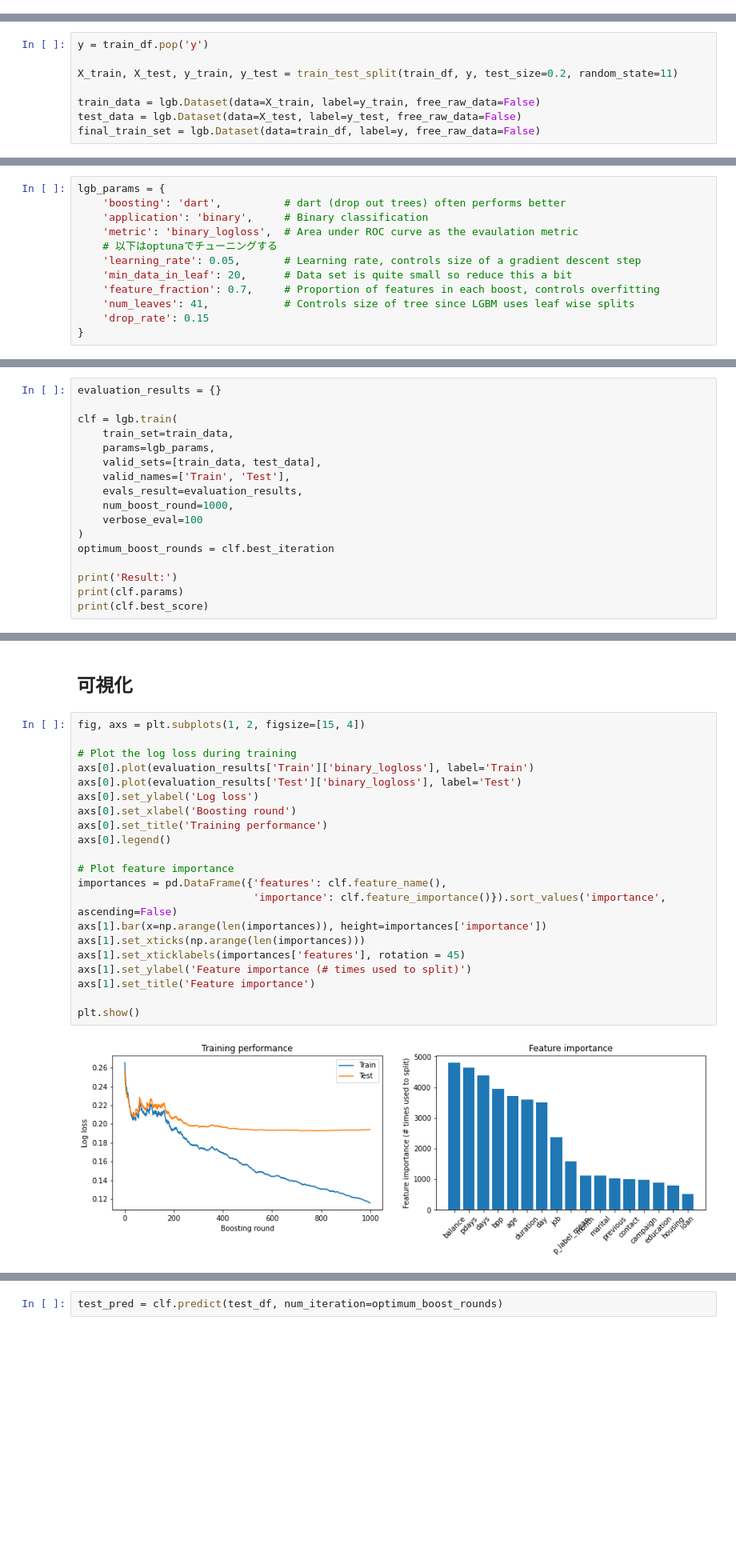
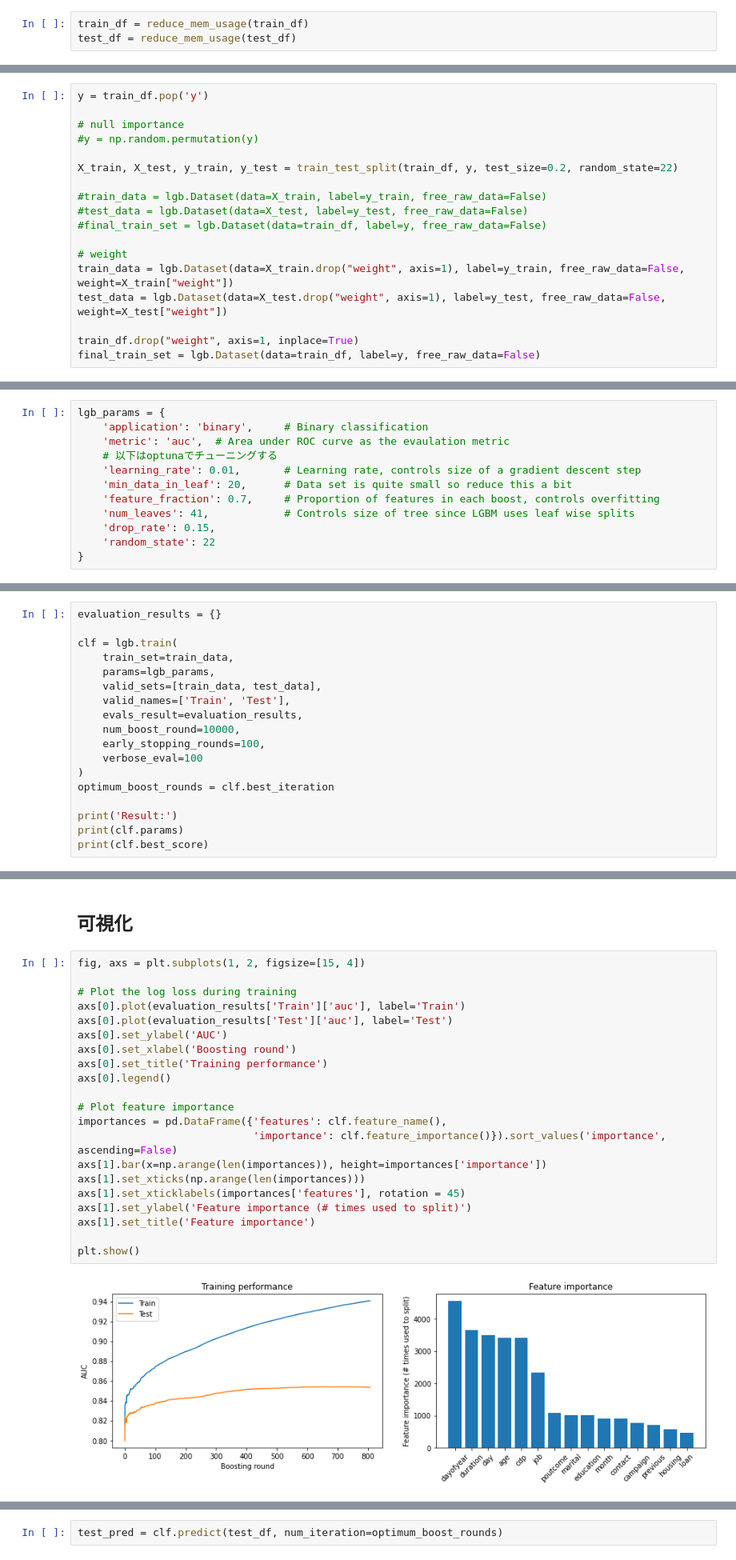
Before and after one commit to IMOKURI/signate-292, a Jupyter notebook: LightGBM-simple.ipynb, the cells around one changed output, grey strips where cells are left out. Shown at 80% size. Saved outputs shown, nothing was run; the diff lists cells and outputs as text; blank space fills up the shorter version.

```diff
--- a/LightGBM-simple.ipynb
+++ b/LightGBM-simple.ipynb
@@ -385,0 +475,3 @@ array([[<AxesSubplot:title={'center':'age'}>,
+# %%
+train_df = reduce_mem_usage(train_df)
+test_df = reduce_mem_usage(test_df)
@@ -388,24 +507,34 @@ array([[<AxesSubplot:title={'center':'age'}>,
 # %%
 y = train_df.pop('y')
 
-X_train, X_test, y_train, y_test = train_test_split(train_df, y, test_size=0.2, random_state=11)
+# null importance
+#y = np.random.permutation(y)
 
-train_data = lgb.Dataset(data=X_train, label=y_train, free_raw_data=False)
-test_data = lgb.Dataset(data=X_test, label=y_test, free_raw_data=False)
+X_train, X_test, y_train, y_test = train_test_split(train_df, y, test_size=0.2, random_state=22)
+
+#train_data = lgb.Dataset(data=X_train, label=y_train, free_raw_data=False)
+#test_data = lgb.Dataset(data=X_test, label=y_test, free_raw_data=False)
+#final_train_set = lgb.Dataset(data=train_df, label=y, free_raw_data=False)
+
+# weight
+train_data = lgb.Dataset(data=X_train.drop("weight", axis=1), label=y_train, free_raw_data=False, weight=X_train["weight"])
+test_data = lgb.Dataset(data=X_test.drop("weight", axis=1), label=y_test, free_raw_data=False, weight=X_test["weight"])
+
+train_df.drop("weight", axis=1, inplace=True)
 final_train_set = lgb.Dataset(data=train_df, label=y, free_raw_data=False)
 # %% [markdown]
 ## ハイパーパラメータ
 # %%
 lgb_params = {
-    'boosting': 'dart',          # dart (drop out trees) often performs better
     'application': 'binary',     # Binary classification
-    'metric': 'binary_logloss',  # Area under ROC curve as the evaulation metric
+    'metric': 'auc',  # Area under ROC curve as the evaulation metric
     # 以下はoptunaでチューニングする
-    'learning_rate': 0.05,       # Learning rate, controls size of a gradient descent step
+    'learning_rate': 0.01,       # Learning rate, controls size of a gradient descent step
     'min_data_in_leaf': 20,      # Data set is quite small so reduce this a bit
     'feature_fraction': 0.7,     # Proportion of features in each boost, controls overfitting
     'num_leaves': 41,            # Controls size of tree since LGBM uses leaf wise splits
-    'drop_rate': 0.15
+    'drop_rate': 0.15,
+    'random_state': 22
 }
 # %% [markdown]
 ## 学習
@@ -418,7 +547,8 @@ clf = lgb.train(
     valid_sets=[train_data, test_data],
     valid_names=['Train', 'Test'],
     evals_result=evaluation_results,
-    num_boost_round=1000,
+    num_boost_round=10000,
+    early_stopping_rounds=100,
     verbose_eval=100
 )
 optimum_boost_rounds = clf.best_iteration
@@ -445,26 +576,26 @@ defaultdict(<class 'collections.OrderedDict'>, {'Train': OrderedDict([('binary_l
 # %%
 fig, axs = plt.subplots(1, 2, figsize=[15, 4])
 
 # Plot the log loss during training
-axs[0].plot(evaluation_results['Train']['binary_logloss'], label='Train')
-axs[0].plot(evaluation_results['Test']['binary_logloss'], label='Test')
-axs[0].set_ylabel('Log loss')
+axs[0].plot(evaluation_results['Train']['auc'], label='Train')
+axs[0].plot(evaluation_results['Test']['auc'], label='Test')
+axs[0].set_ylabel('AUC')
 axs[0].set_xlabel('Boosting round')
 axs[0].set_title('Training performance')
 axs[0].legend()
 
 # Plot feature importance
 importances = pd.DataFrame({'features': clf.feature_name(),
                             'importance': clf.feature_importance()}).sort_values('importance', ascending=False)
 axs[1].bar(x=np.arange(len(importances)), height=importances['importance'])
 axs[1].set_xticks(np.arange(len(importances)))
 axs[1].set_xticklabels(importances['features'], rotation = 45)
 axs[1].set_ylabel('Feature importance (# times used to split)')
 axs[1].set_title('Feature importance')
 
 plt.show()
 # %% [output]
-[figure, old version]
+[figure, new version]
 # %%
 importances.sort_values('importance')
 # %% [output]
```
Also changed, not shown: parts of 50 cells of this notebook, 20 other files.
